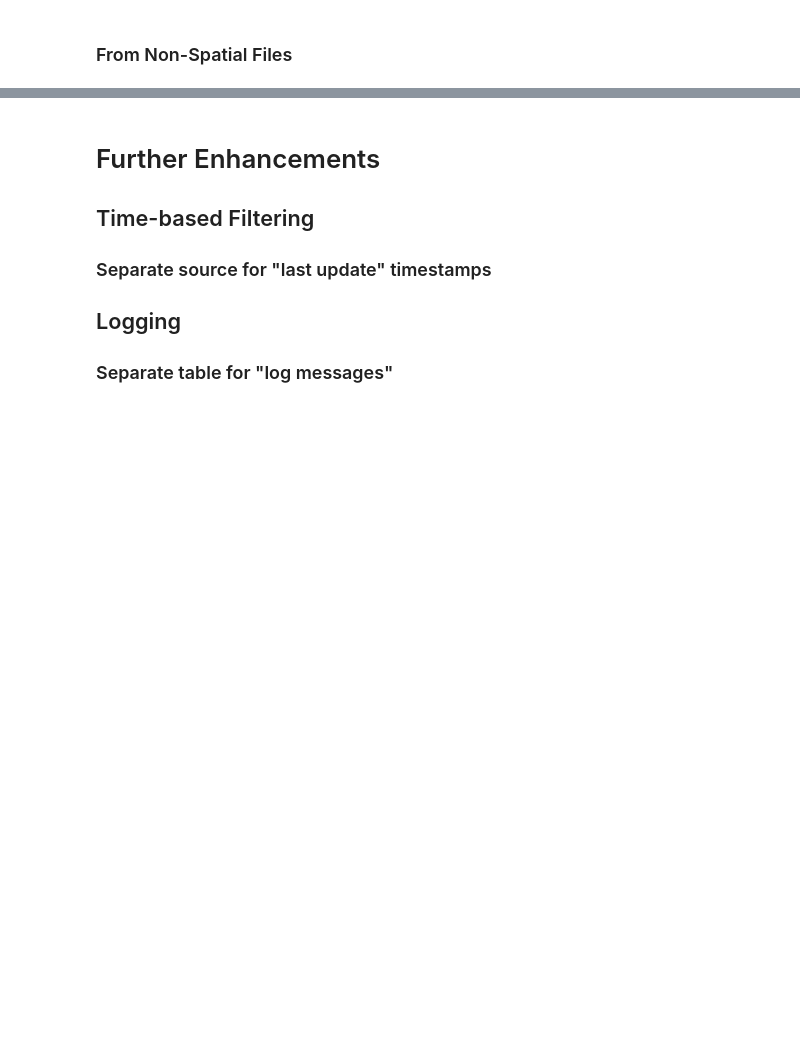
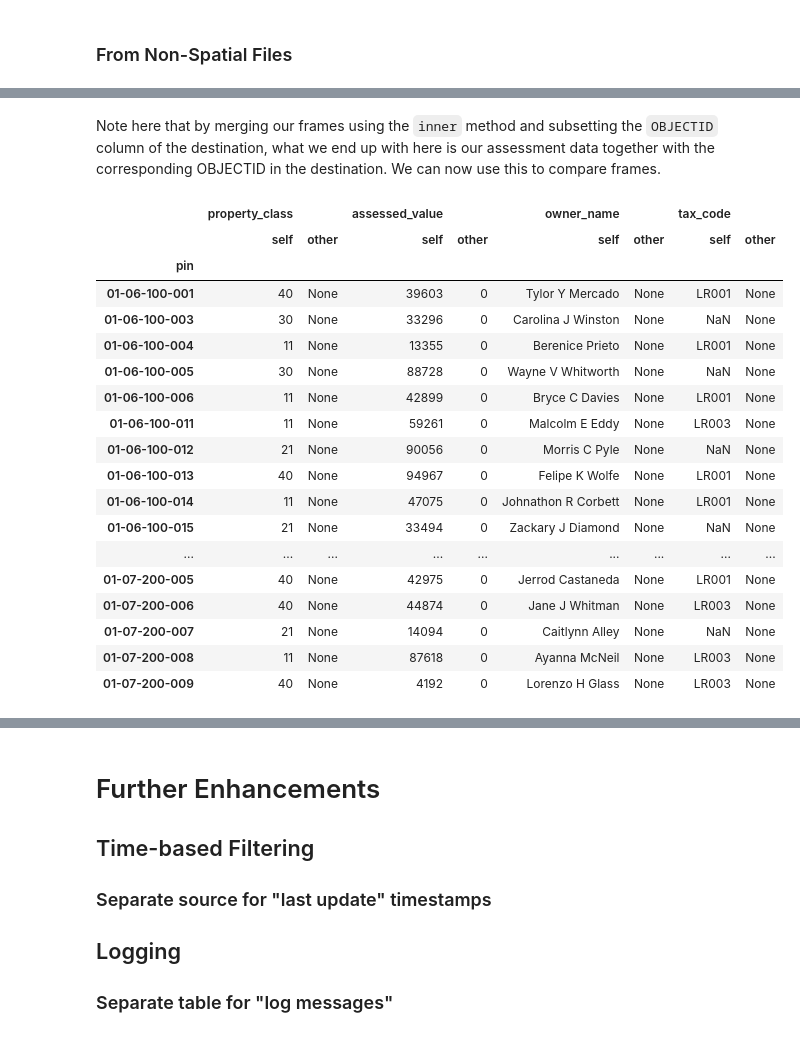
Before and after one commit to jdcarls2/ilgisa-2022, a Jupyter notebook: hosted-copy/hosted-copy.ipynb, the cells around one changed output, grey strips where cells are left out. Drawn from its saved outputs; the diff is of its cells as text; code cells hidden in the pictures; blank space fills up the shorter version.

```diff
--- a/hosted-copy/hosted-copy.ipynb
+++ b/hosted-copy/hosted-copy.ipynb
@@ -228,0 +202,9 @@ d_df.head()
+# %%
+# Query destination, no shapes, subset of fields
+dest_a = dest.layers[0].query(
+    out_fields=a_df.columns.to_list(),
+    as_df=True,
+    return_geometry=False
+).set_index('pin', drop=False)
+
+dest_a.head()
@@ -228,0 +221,2 @@ d_df.head()
+# %%
+inner_a = a_df.merge(dest_a[['OBJECTID']], how='inner', left_index=True, right_index=True)
@@ -228,0 +233,33 @@ d_df.head()
+# %% [markdown]
+Note here that by merging our frames using the `inner` method and subsetting the `OBJECTID` column of the destination, what we end up with here is our assessment data together with the corresponding OBJECTID in the destination. We can now use this to compare frames.
+# %%
+# Sort frames the same, just in case
+for df in [inner_a, dest_a]:
+    df.sort_index(inplace=True)
+
+# Get columns in same order
+dest_a = dest_a[inner_a.columns.to_list()]
+# %%
+comp_a = inner_a.compare(dest_a[dest_a.index.isin(inner_a.index.to_list())])
+
+comp_a
+# %% [output]
+|  | property_class |  | assessed_value |  | owner_name |  | tax_code |  |
+|  | self | other | self | other | self | other | self | other |
+| pin |  |  |  |  |  |  |  |  |
+| 01-06-100-001 | 40 | None | 39603 | 0 | Tylor Y Mercado | None | LR001 | None |
+| 01-06-100-003 | 30 | None | 33296 | 0 | Carolina J Winston | None | NaN | None |
+| 01-06-100-004 | 11 | None | 13355 | 0 | Berenice Prieto | None | LR001 | None |
+| 01-06-100-005 | 30 | None | 88728 | 0 | Wayne V Whitworth | None | NaN | None |
+| 01-06-100-006 | 11 | None | 42899 | 0 | Bryce C Davies | None | LR001 | None |
+| 01-06-100-011 | 11 | None | 59261 | 0 | Malcolm E Eddy | None | LR003 | None |
+| 01-06-100-012 | 21 | None | 90056 | 0 | Morris C Pyle | None | NaN | None |
+| 01-06-100-013 | 40 | None | 94967 | 0 | Felipe K Wolfe | None | LR001 | None |
+| 01-06-100-014 | 11 | None | 47075 | 0 | Johnathon R Corbett | None | LR001 | None |
+| 01-06-100-015 | 21 | None | 33494 | 0 | Zackary J Diamond | None | NaN | None |
+| ... | ... | ... | ... | ... | ... | ... | ... | ... |
+| 01-07-200-005 | 40 | None | 42975 | 0 | Jerrod Castaneda | None | LR001 | None |
+| 01-07-200-006 | 40 | None | 44874 | 0 | Jane J Whitman | None | LR003 | None |
+| 01-07-200-007 | 21 | None | 14094 | 0 | Caitlynn Alley | None | NaN | None |
+| 01-07-200-008 | 11 | None | 87618 | 0 | Ayanna McNeil | None | LR003 | None |
+| 01-07-200-009 | 40 | None | 4192 | 0 | Lorenzo H Glass | None | LR003 | None |
```
Also changed, not shown: parts of 31 cells of this notebook.
